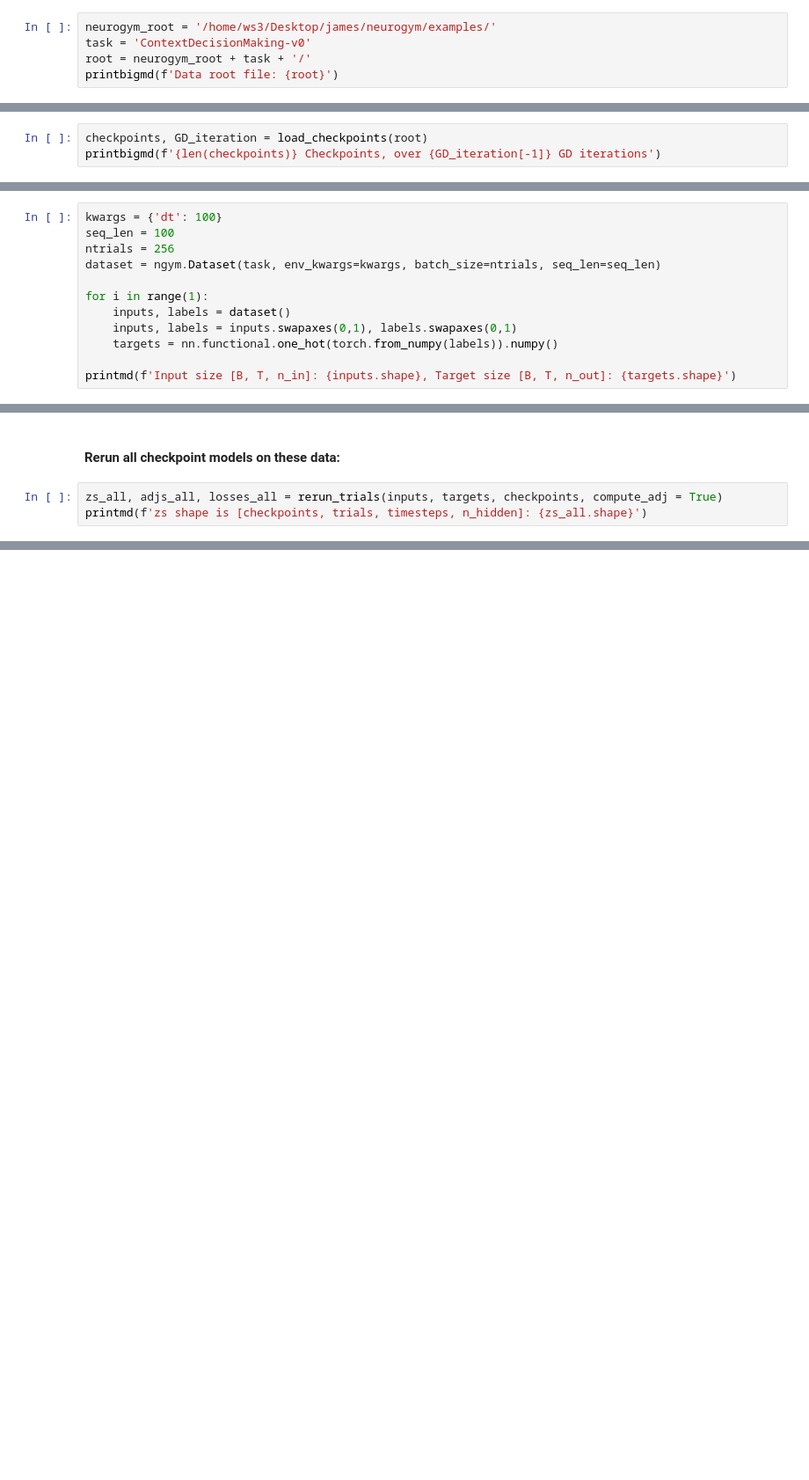
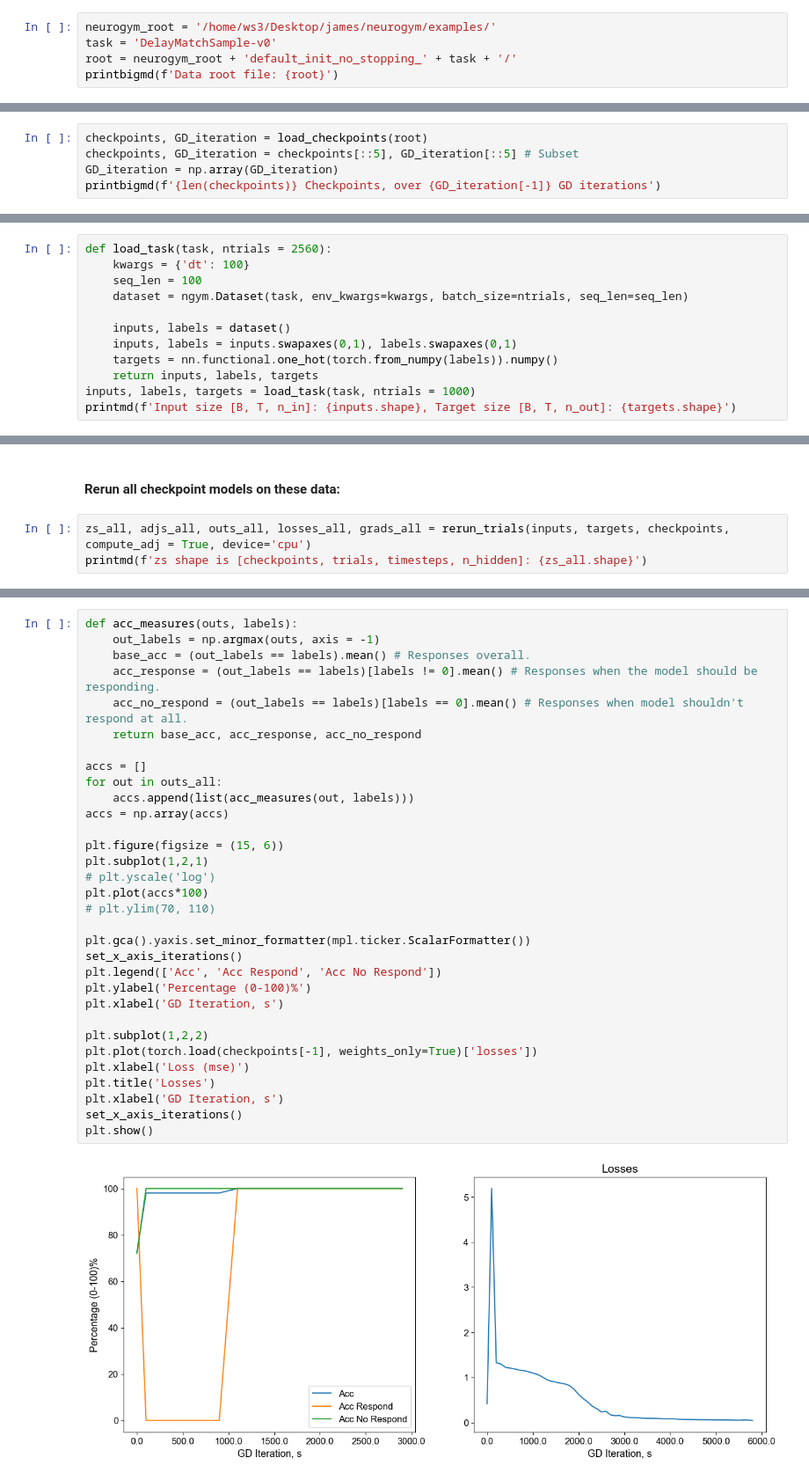
Before and after one commit to meeree/adjoint_dynamics, a Jupyter notebook: experiments/sweep_analysis.ipynb, the cells around one changed output, grey strips where cells are left out. Shown at 88% size. Saved outputs shown, nothing was run; the diff lists cells and outputs as text; blank space fills up the shorter version.

```diff
--- a/experiments/sweep_analysis.ipynb
+++ b/experiments/sweep_analysis.ipynb
@@ -21,7 +68,7 @@ def printbigmd(string):
 ### Set the root directory of data to analyze. <strong>User should customize:</strong>
 # %%
 neurogym_root = '/home/ws3/Desktop/james/neurogym/examples/'
-task = 'ContextDecisionMaking-v0'
-root = neurogym_root + task + '/'
+task = 'DelayMatchSample-v0'
+root = neurogym_root + 'default_init_no_stopping_' + task + '/'
 printbigmd(f'Data root file: {root}')
 # %% [output]
@@ -29,4 +76,6 @@ printbigmd(f'Data root file: {root}')
 # %%
 checkpoints, GD_iteration = load_checkpoints(root)
+checkpoints, GD_iteration = checkpoints[::5], GD_iteration[::5] # Subset
+GD_iteration = np.array(GD_iteration)
 printbigmd(f'{len(checkpoints)} Checkpoints, over {GD_iteration[-1]} GD iterations')
 # %% [output]
@@ -36,15 +92,15 @@ printbigmd(f'{len(checkpoints)} Checkpoints, over {GD_iteration[-1]} GD iteratio
 # %% [markdown]
 #### Define the task inputs and targets. These will be consistently used for all reruns:
 # %%
-kwargs = {'dt': 100}
-seq_len = 100
-ntrials = 256
-dataset = ngym.Dataset(task, env_kwargs=kwargs, batch_size=ntrials, seq_len=seq_len)
+def load_task(task, ntrials = 2560):
+    kwargs = {'dt': 100}
+    seq_len = 100
+    dataset = ngym.Dataset(task, env_kwargs=kwargs, batch_size=ntrials, seq_len=seq_len)
 
-for i in range(1):
     inputs, labels = dataset()
     inputs, labels = inputs.swapaxes(0,1), labels.swapaxes(0,1)
     targets = nn.functional.one_hot(torch.from_numpy(labels)).numpy()
-
+    return inputs, labels, targets
+inputs, labels, targets = load_task(task, ntrials = 1000)
 printmd(f'Input size [B, T, n_in]: {inputs.shape}, Target size [B, T, n_out]: {targets.shape}')
 # %% [output]
@@ -52,7 +108,7 @@ printmd(f'Input size [B, T, n_in]: {inputs.shape}, Target size [B, T, n_out]: {t
 # %% [markdown]
 #### Rerun all checkpoint models on these data:
 # %%
-zs_all, adjs_all, losses_all = rerun_trials(inputs, targets, checkpoints, compute_adj = True)
+zs_all, adjs_all, outs_all, losses_all, grads_all = rerun_trials(inputs, targets, checkpoints, compute_adj = True, device='cpu')
 printmd(f'zs shape is [checkpoints, trials, timesteps, n_hidden]: {zs_all.shape}')
 # %% [output]
 Re-evaluating on the Same Data.
@@ -59,0 +118,34 @@ Re-evaluating on the Same Data.
+# %%
+def acc_measures(outs, labels):
+    out_labels = np.argmax(outs, axis = -1)
+    base_acc = (out_labels == labels).mean() # Responses overall.
+    acc_response = (out_labels == labels)[labels != 0].mean() # Responses when the model should be responding.
+    acc_no_respond = (out_labels == labels)[labels == 0].mean() # Responses when model shouldn't respond at all.
+    return base_acc, acc_response, acc_no_respond
+
+accs = []
+for out in outs_all:
+    accs.append(list(acc_measures(out, labels)))
+accs = np.array(accs)
+
+plt.figure(figsize = (15, 6))
+plt.subplot(1,2,1)
+# plt.yscale('log')
+plt.plot(accs*100)
+# plt.ylim(70, 110)
+
+plt.gca().yaxis.set_minor_formatter(mpl.ticker.ScalarFormatter())
+set_x_axis_iterations()
+plt.legend(['Acc', 'Acc Respond', 'Acc No Respond'])
+plt.ylabel('Percentage (0-100)%')
+plt.xlabel('GD Iteration, s')
+
+plt.subplot(1,2,2)
+plt.plot(torch.load(checkpoints[-1], weights_only=True)['losses'])
+plt.xlabel('Loss (mse)')
+plt.title('Losses')
+plt.xlabel('GD Iteration, s')
+set_x_axis_iterations()
+plt.show()
+# %% [output]
+[figure, added]
```
Also changed, not shown: parts of 51 cells of this notebook, 7 other files.
